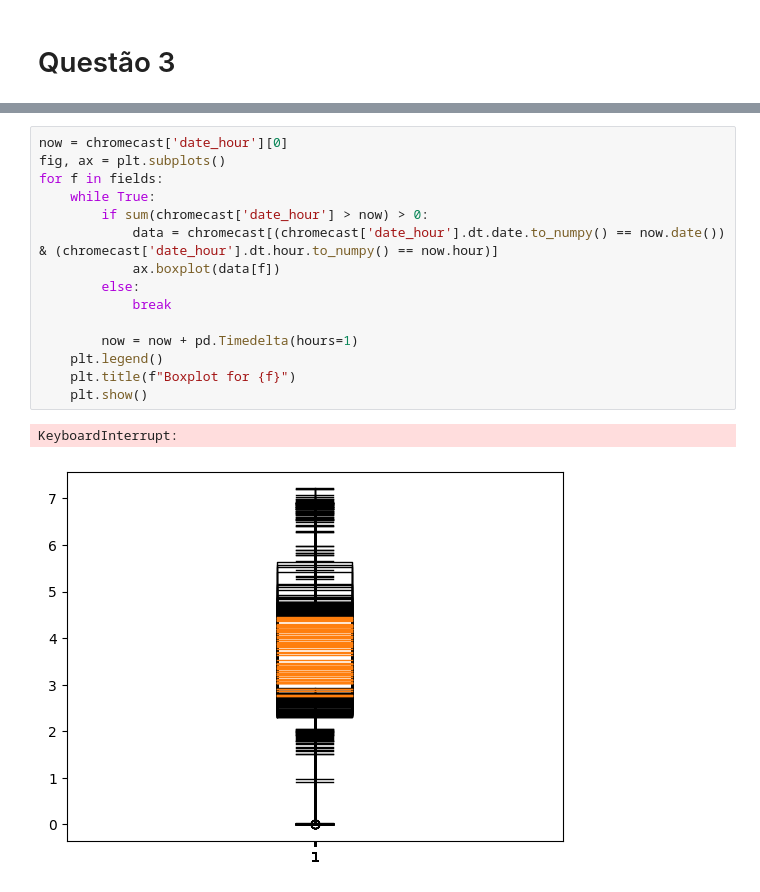
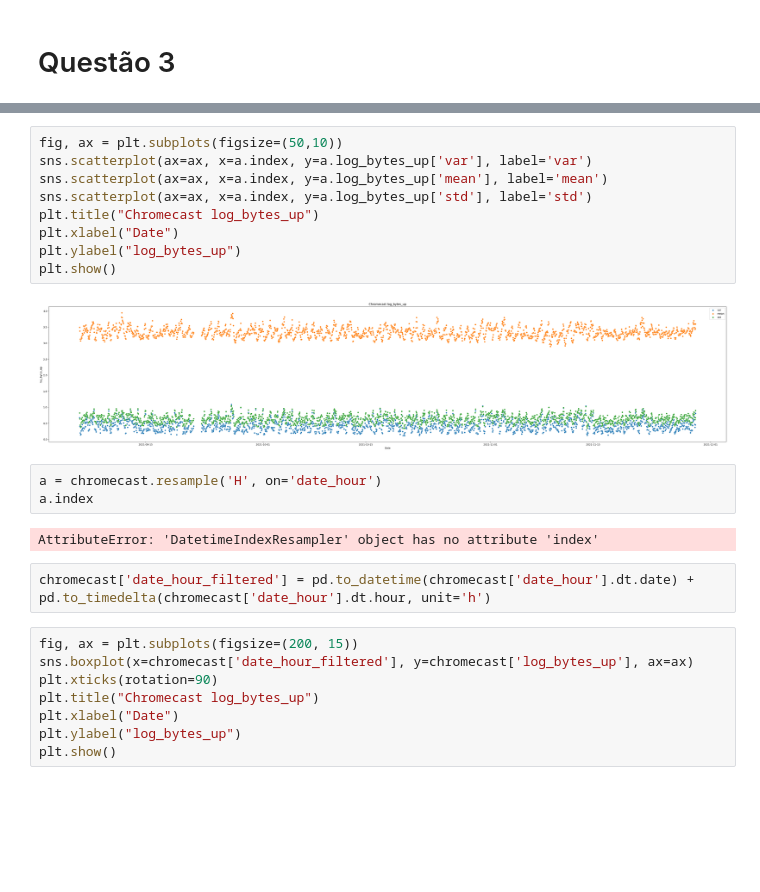
Before and after one commit to thj3a/trabProbEst, a Jupyter notebook: TrabalhoFinal_ProbEst.ipynb, the cells around one changed output, grey strips where cells are left out. Saved outputs shown, nothing was run; the diff lists cells and outputs as text; blank space fills up the shorter version.

```diff
--- a/TrabalhoFinal_ProbEst.ipynb
+++ b/TrabalhoFinal_ProbEst.ipynb
@@ -174,18 +162,26 @@ KeyboardInterrupt:
-# %%
-now = chromecast['date_hour'][0]
-fig, ax = plt.subplots()
-for f in fields:
-    while True:
-        if sum(chromecast['date_hour'] > now) > 0:
-            data = chromecast[(chromecast['date_hour'].dt.date.to_numpy() == now.date()) & (chromecast['date_hour'].dt.hour.to_numpy() == now.hour)]
-            ax.boxplot(data[f])
-        else:
-            break
-
-        now = now + pd.Timedelta(hours=1)
-    plt.legend()
-    plt.title(f"Boxplot for {f}")
-    plt.show()
-# %% [output]
-KeyboardInterrupt:
-[figure, removed]
+# %%
+fig, ax = plt.subplots(figsize=(50,10))
+sns.scatterplot(ax=ax, x=a.index, y=a.log_bytes_up['var'], label='var')
+sns.scatterplot(ax=ax, x=a.index, y=a.log_bytes_up['mean'], label='mean')
+sns.scatterplot(ax=ax, x=a.index, y=a.log_bytes_up['std'], label='std')
+plt.title("Chromecast log_bytes_up")
+plt.xlabel("Date")
+plt.ylabel("log_bytes_up")
+plt.show()
+# %% [output]
+[figure, added]
+# %%
+a = chromecast.resample('H', on='date_hour')
+a.index
+# %% [output]
+AttributeError: 'DatetimeIndexResampler' object has no attribute 'index'
+# %%
+chromecast['date_hour_filtered'] = pd.to_datetime(chromecast['date_hour'].dt.date) + pd.to_timedelta(chromecast['date_hour'].dt.hour, unit='h')
+# %%
+fig, ax = plt.subplots(figsize=(200, 15))
+sns.boxplot(x=chromecast['date_hour_filtered'], y=chromecast['log_bytes_up'], ax=ax)
+plt.xticks(rotation=90)
+plt.title("Chromecast log_bytes_up")
+plt.xlabel("Date")
+plt.ylabel("log_bytes_up")
+plt.show()
```
Also changed, not shown: parts of 6 cells of this notebook.
